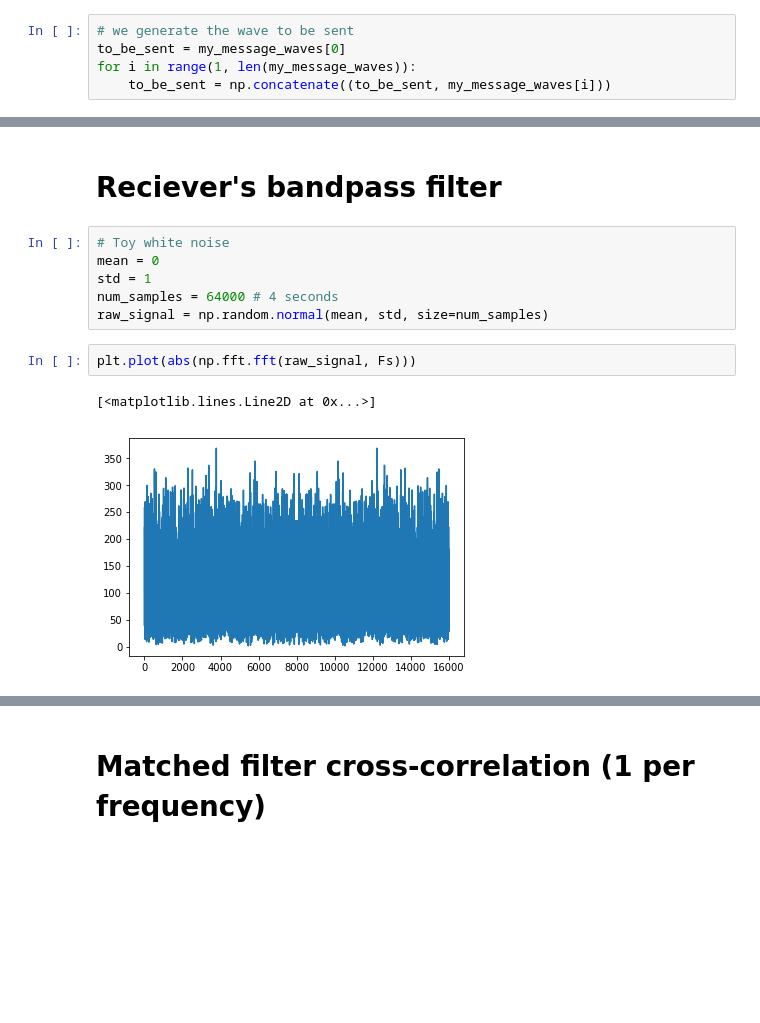
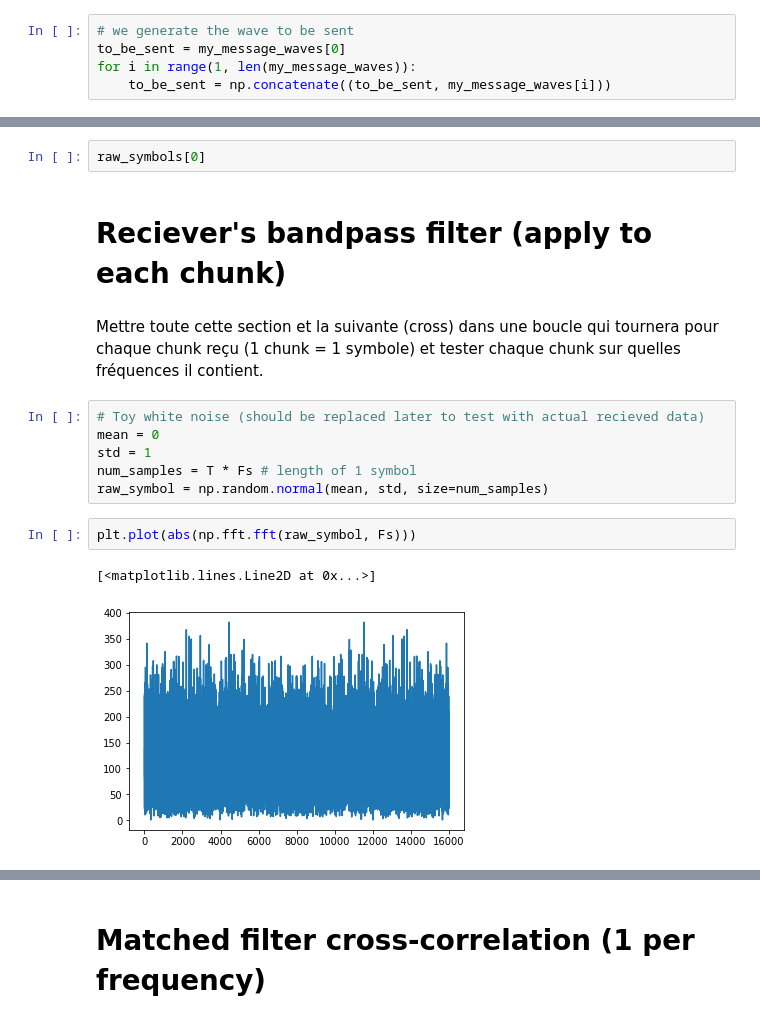
Before and after one commit to lucieperrotta/PDC, a Jupyter notebook: waveformFormer.ipynb, the cells around one changed output, grey strips where cells are left out. Cells and saved outputs as stored; diff of their text form; blank space fills up the shorter version.

```diff
--- a/waveformFormer.ipynb
+++ b/waveformFormer.ipynb
@@ -169,16 +195,20 @@ IPython.display.Audio(to_be_sent, rate=Fs)
+# %%
+raw_symbols[0]
 # %% [markdown]
-# Reciever's bandpass filter
+# Reciever's bandpass filter (apply to each chunk)
+# %% [markdown]
+Mettre toute cette section et la suivante (cross) dans une boucle qui tournera pour chaque chunk reçu (1 chunk = 1 symbole) et tester chaque chunk sur quelles fréquences il contient.
 # %%
-# Toy white noise
+# Toy white noise (should be replaced later to test with actual recieved data)
 mean = 0
 std = 1
-num_samples = 64000 # 4 seconds
-raw_signal = np.random.normal(mean, std, size=num_samples)
+num_samples = T * Fs # length of 1 symbol
+raw_symbol = np.random.normal(mean, std, size=num_samples)
 # %%
-plt.plot(abs(np.fft.fft(raw_signal, Fs)))
+plt.plot(abs(np.fft.fft(raw_symbol, Fs)))
 # %% [output]
 [<matplotlib.lines.Line2D at 0x...>]
-[figure, old version]
+[figure, new version]
 # %%
 # rec_signal is an array of 7 signals corresponding to the filtered 7 frenquencies we may send
 
```
Also changed, not shown: parts of 20 cells of this notebook, 1 other file.
